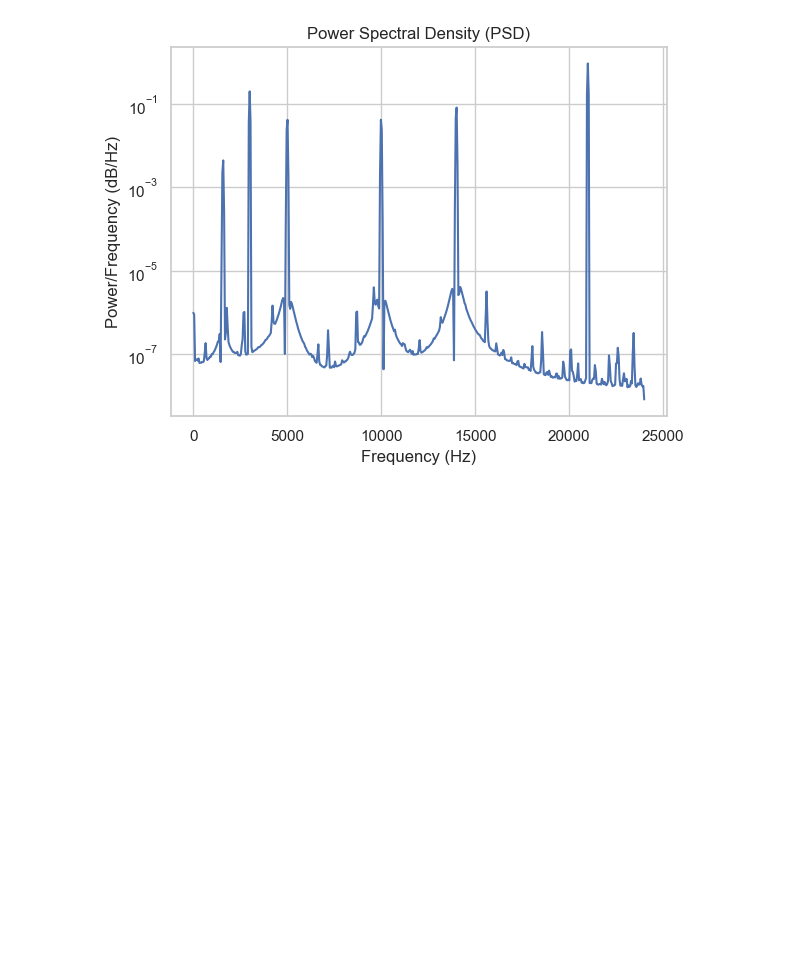
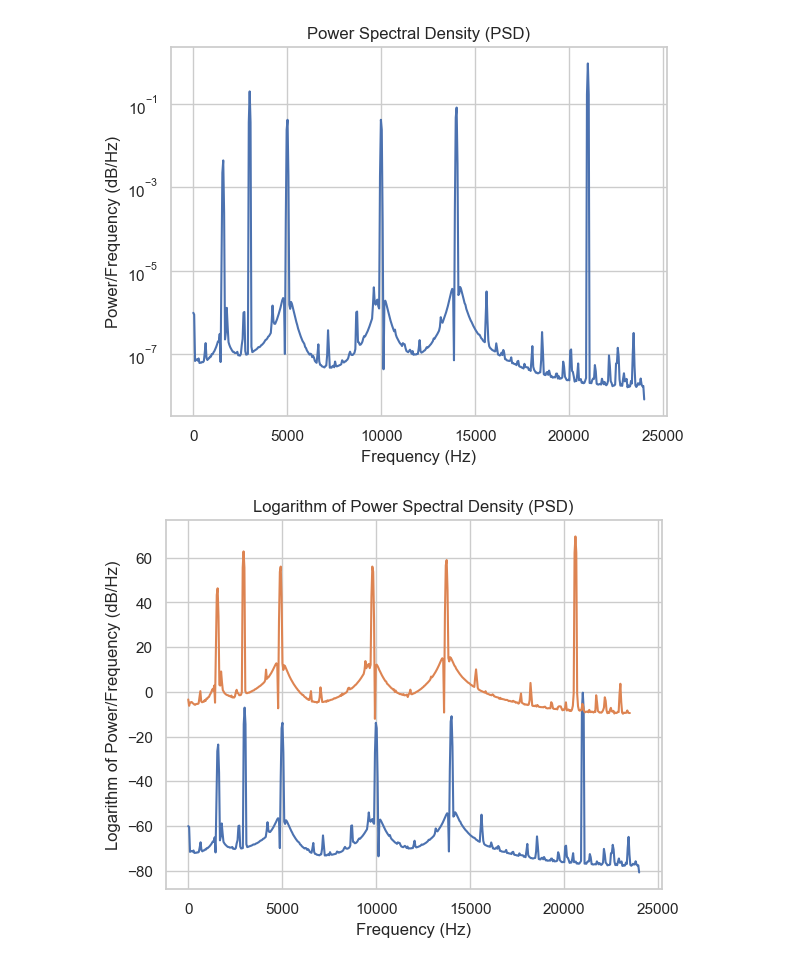
Before and after one commit to hissain/dsp-spectrogram, a Jupyter notebook: python/psd.ipynb, the cells around one changed output. Cells and saved outputs as stored; diff of their text form; code cells hidden in the pictures; blank space fills up the shorter version.

```diff
--- a/python/psd.ipynb
+++ b/python/psd.ipynb
@@ -73,3 +73,29 @@ plt.grid(True)
 plt.show()
 # %% [output]
 [figure]
+# %%
+import numpy as np
+import matplotlib.pyplot as plt
+from scipy.signal import welch
+
+inputSignal = np.loadtxt('noise.csv', delimiter=',', dtype=float)
+
+fs = 48000  # Sampling frequency
+FFT_LENGTH = 1024  # Length of FFT
+
+# Calculate PSD using Welch's method
+frequencies, psd = welch(inputSignal, fs=fs, nperseg=FFT_LENGTH, nfft=FFT_LENGTH, noverlap=FFT_LENGTH*0.5, window="hamming")
+
+# Take the logarithm of the PSD values
+log_psd = 10*np.log10(psd)
+
+# Plot the logarithm of PSD
+plt.plot(frequencies, log_psd)
+plt.plot(frequency, psd_dB)
+plt.title('Logarithm of Power Spectral Density (PSD)')
+plt.xlabel('Frequency (Hz)')
+plt.ylabel('Logarithm of Power/Frequency (dB/Hz)')
+plt.grid(True)
+plt.show()
+# %% [output]
+[figure, added]
```
Also changed, not shown: parts of 1 cell of this notebook, 1 other file.
